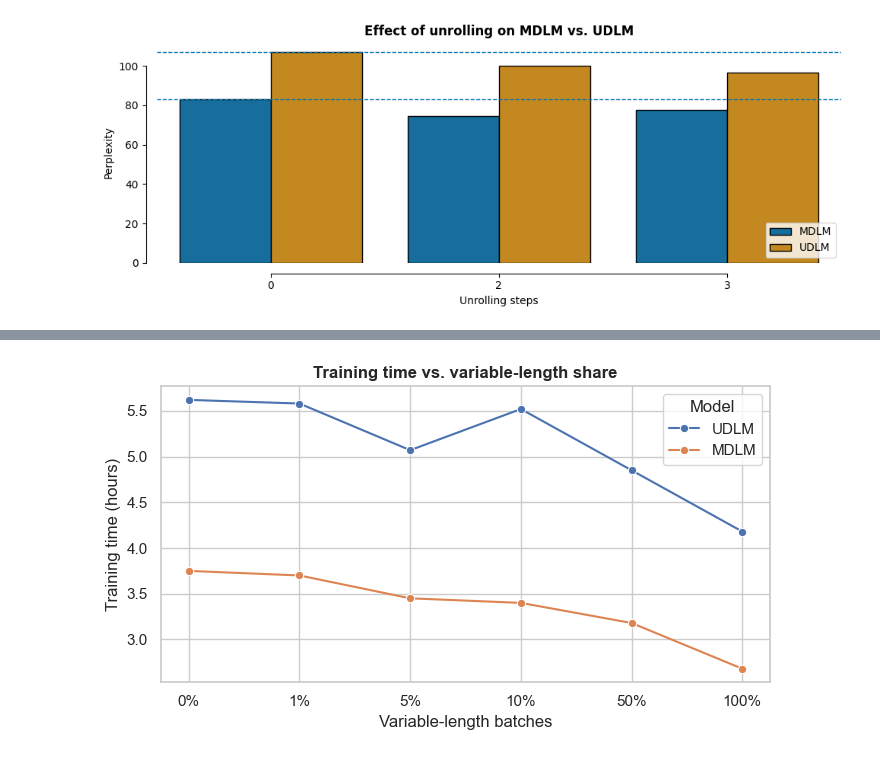
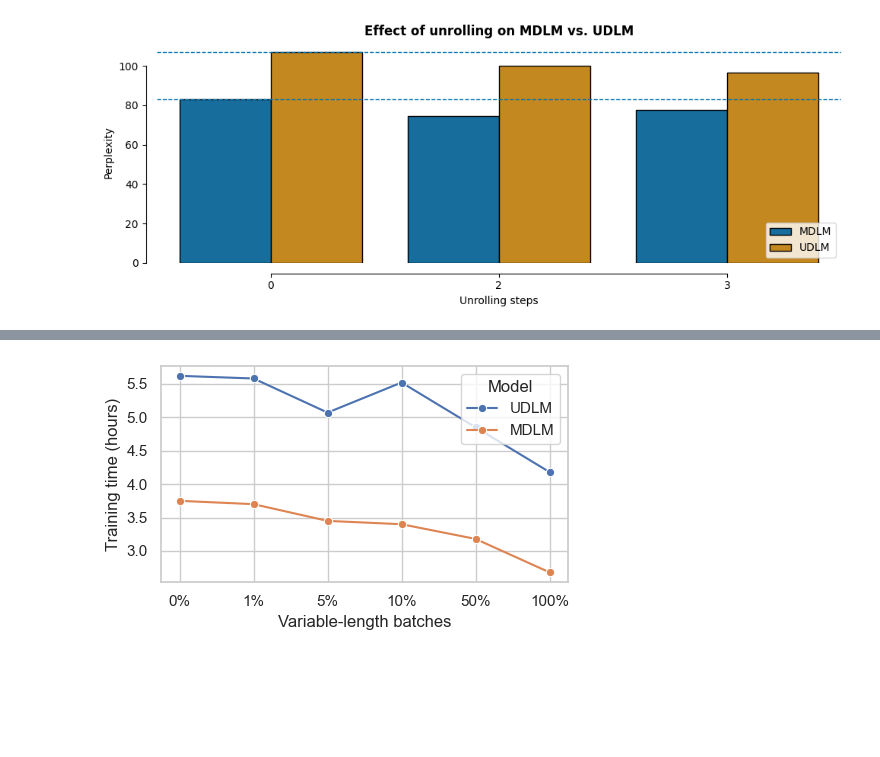
Before and after one commit to denaxen/discrete-diffusion-guidance, a Jupyter notebook: presentation/plots.ipynb, the cells around one changed output, grey strips where cells are left out. Saved outputs shown, nothing was run; the diff lists cells and outputs as text; code cells hidden in the pictures; blank space fills up the shorter version.

```diff
--- a/presentation/plots.ipynb
+++ b/presentation/plots.ipynb
@@ -23,7 +23,7 @@ df_long = df_wide.melt(id_vars="Smoothing",
                        value_vars=["AR", "MDLM", "UDLM"],
                        var_name="Model",
                        value_name="Perplexity")
-fig, ax = plt.subplots(figsize=(12, 9))
+fig, ax = plt.subplots(figsize=(6, 4))
 sns.lineplot(data=df_long[::-1],
              x="Smoothing",
              y="Perplexity",
@@ -32,11 +32,11 @@ sns.lineplot(data=df_long[::-1],
              linewidth=2,
              ax=ax)
 
-ax.set_title("Label Smoothing Ablation")
+# ax.set_title("Label Smoothing Ablation")
 ax.set_xlabel("Smoothing Coefficient ε")
-ax.set_ylabel("Validation Perplexity ↓")
+ax.set_ylabel("Validation Perplexity")
 # ax.invert_yaxis()          # optional: low perplexity at top
-ax.legend(title="Architecture", loc="upper left", frameon=True)
+ax.legend(title="Architecture", loc="right", frameon=True)
 
 
 plt.tight_layout()
@@ -73,7 +73,7 @@ df = pd.DataFrame(
     columns=["Curriculum", "Technique", "Model", "Perplexity"],
 )
 # palette = {"Capped": "#1f77b4", "Uniform": "#ff7f0e"}
-fig, axes = plt.subplots(1, 2, figsize=(16, 6), sharey=False)
+fig, axes = plt.subplots(1, 2, figsize=(10, 4), sharey=False)
 
 for ax, model, baseline in zip(
     axes,
@@ -129,7 +129,7 @@ records = [
 
 df = pd.DataFrame(records, columns=["Technique", "Model", "Perplexity"])
 
-fig, axes = plt.subplots(1, 3, figsize=(14, 4), sharey=False)
+fig, axes = plt.subplots(1, 3, figsize=(10, 4), sharey=False)
 model_order = ["AR", "MDLM", "UDLM"]
 baseline_val  = {"AR": 44.9, "MDLM": 83.0, "UDLM": 106.9}
 
@@ -290,37 +385,37 @@ def plot_time_vs_varpct(udlm_dict: dict, mdlm_dict: dict):
     })
     df = pd.concat([udlm_df, mdlm_df], ignore_index=True)
 
     # ordered categorical so ticks are evenly spaced in string order
     df["var_pct"] = pd.Categorical(
         df["var_pct"],
         categories=udlm_dict["var_pct"],  # ["0%", "1%", "5%", ...] in order
         ordered=True,
     )
 
     sns.set_theme(style="whitegrid")
-    fig, ax = plt.subplots(figsize=(7, 4))
+    fig, ax = plt.subplots(figsize=(5, 3))
 
     sns.lineplot(
         data=df,
         x="var_pct",
         y="time_h",
         hue="model",
         marker="o",
         ax=ax,
     )
 
     ax.set_xlabel("Variable-length batches")
     ax.set_ylabel("Training time (hours)")
-    ax.set_title("Training time vs. variable-length share")
-    ax.legend(title="Model", loc="best", frameon=True)
+    # ax.set_title("Training time vs. variable-length share")
+    ax.legend(title="Model", loc="upper right", frameon=True)
 
     plt.tight_layout()
     plt.savefig("time_var_length.png", dpi=300, bbox_inches="tight")
     plt.show()
 
 plot_time_vs_varpct(udlm_data, mdlm_data)
 # %% [output]
-[figure, old version]
+[figure, new version]
 # %%
 rows = [
     # (row‑name, base, low‑conf, argmax)
```
Also changed, not shown: parts of 12 cells of this notebook, 9 other files.
